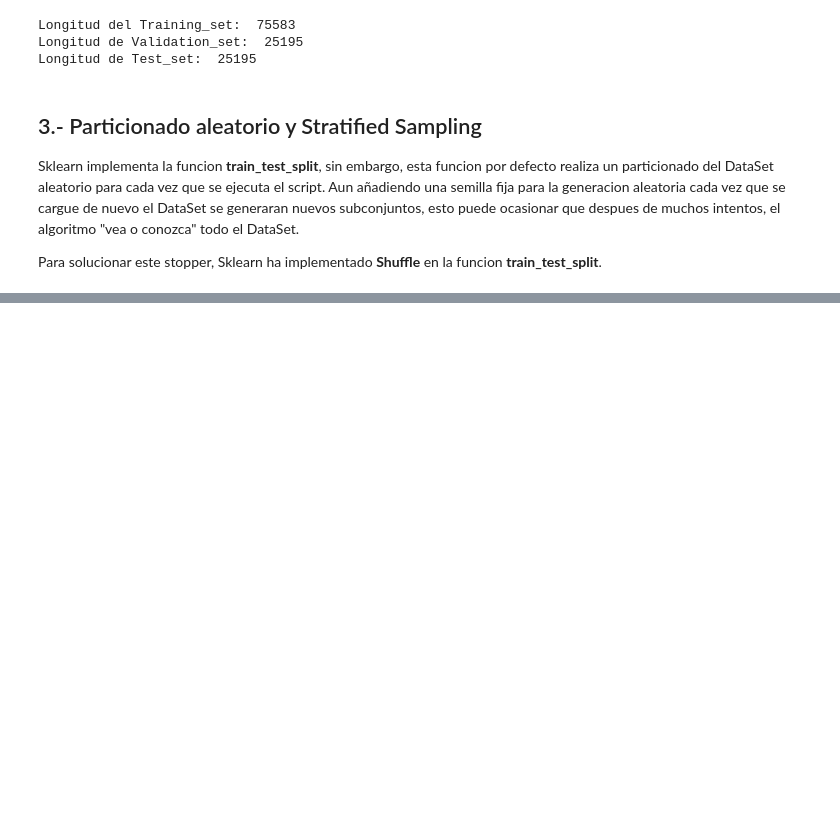
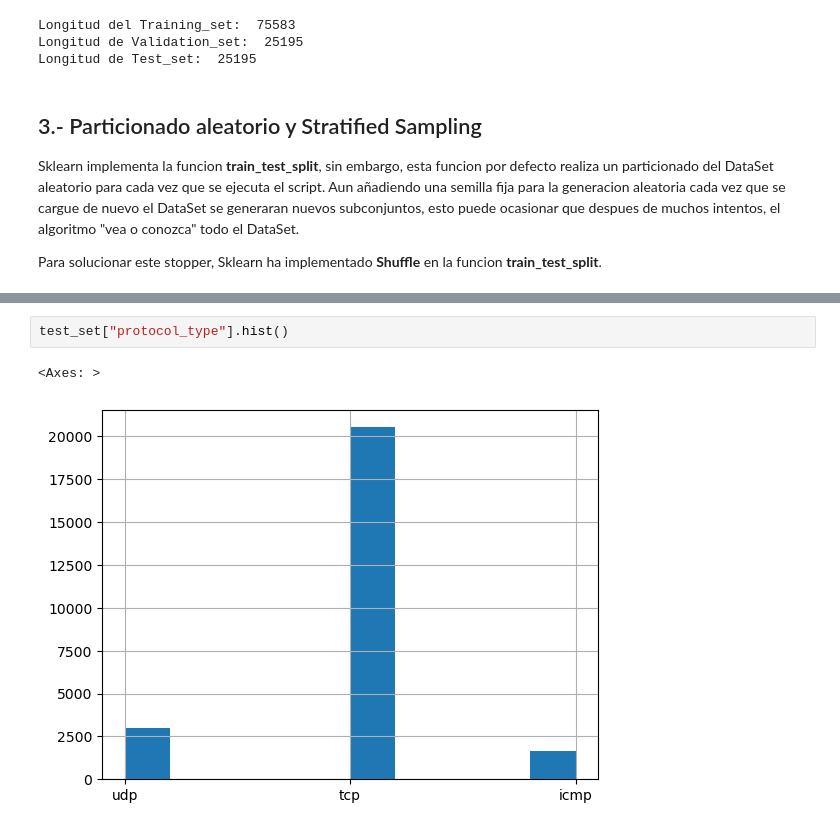
Before and after one commit to itsFDavid/Simulacion, a Jupyter notebook: 07-Division_del_DataSet/07-Division_del_DataSet.ipynb, the cells around one changed output, grey strips where cells are left out. Cells and saved outputs as stored; diff of their text form; blank space fills up the shorter version.

```diff
--- a/07-Division_del_DataSet/07-Division_del_DataSet.ipynb
+++ b/07-Division_del_DataSet/07-Division_del_DataSet.ipynb
@@ -120,0 +178,5 @@ Para solucionar este stopper, Sklearn ha implementado **Shuffle** en la funcion
+# %%
+test_set["protocol_type"].hist()
+# %% [output]
+<Axes: >
+[figure, added]
```
Also changed, not shown: parts of 9 cells of this notebook.
